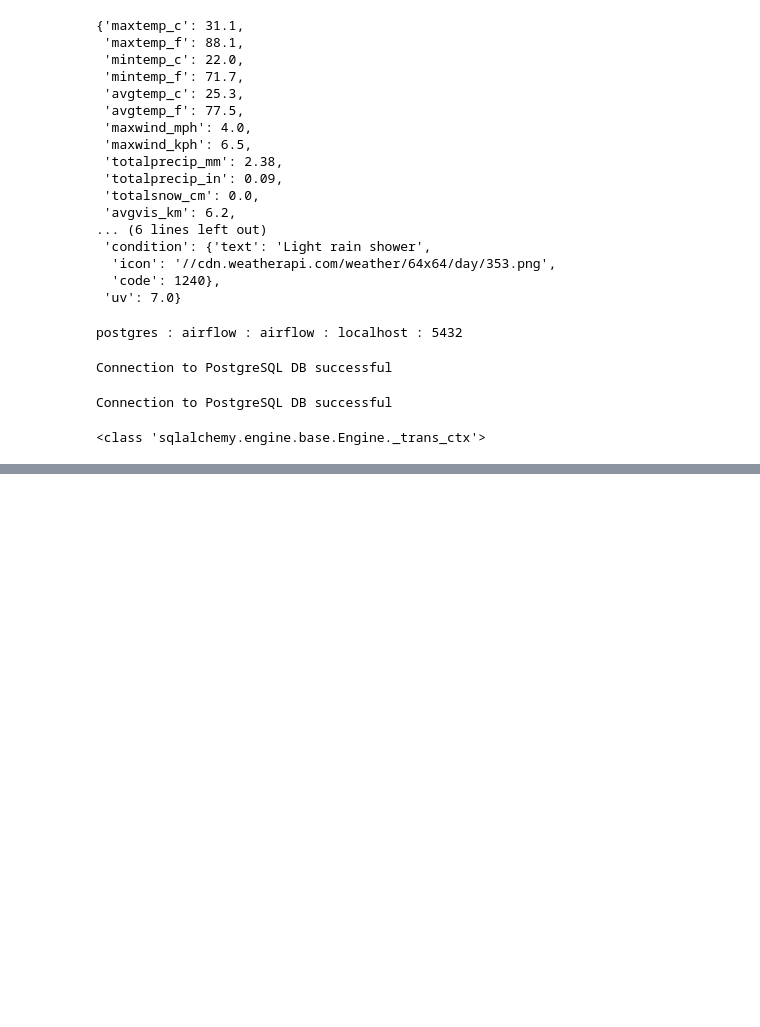
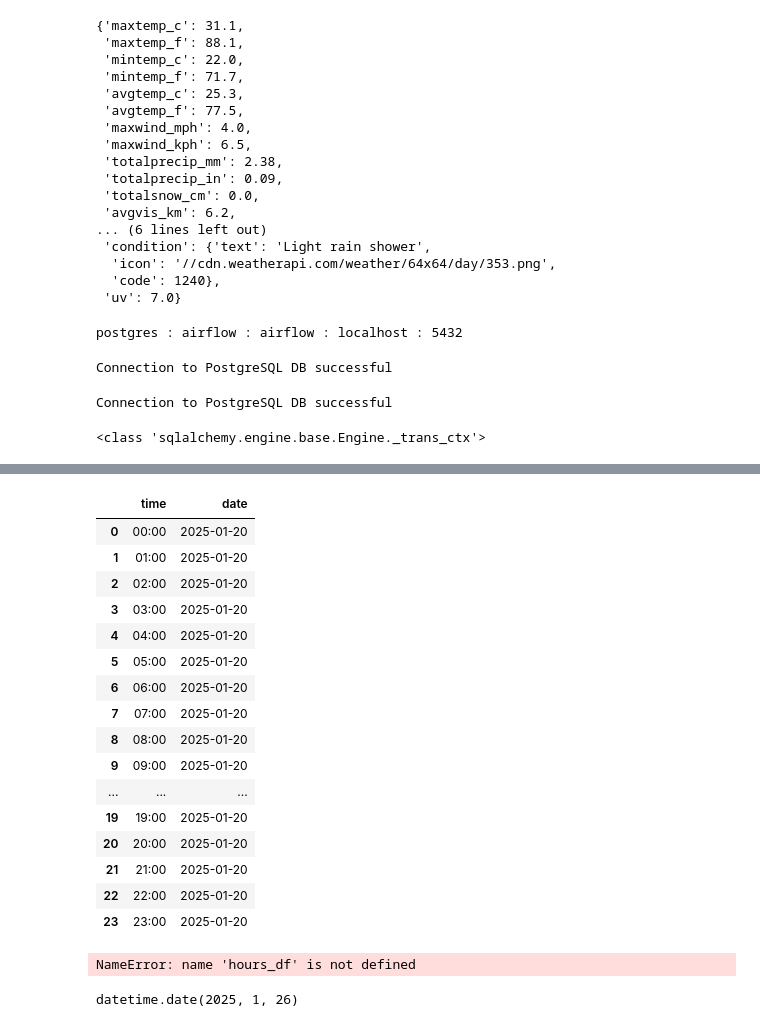
Before and after one commit to RohimiRaslam/temperature_with_weatherAPI, a Jupyter notebook: Docker/scripts/ingest.ipynb, the cells around one changed output, grey strips where cells are left out. Cells and saved outputs as stored; diff of their text form; code cells hidden in the pictures; blank space fills up the shorter version.

```diff
--- a/Docker/scripts/ingest.ipynb
+++ b/Docker/scripts/ingest.ipynb
@@ -584,0 +841,65 @@ print(type(engine.begin()))
+# %%
+def get_hourly_history():
+    load_dotenv(override=True)
+
+    api_key = os.getenv('weather_api_key')
+    db_name = os.getenv('db_name')
+    user = os.getenv('user')
+    password = os.getenv('password')
+    host = os.getenv('host')
+    port = os.getenv('port')
+    engine = create_engine(f'postgresql+psycopg2://{user}:{password}@{host}:{port}/{db_name}')
+    dates = [(datetime.now() - timedelta(day)).strftime("%Y-%m-%d") for day in range(1,9)]
+    capitals = ["johor bahru", "alor setar", "kota bharu",  "melaka", "seremban", "kuantan", "george town", "ipoh", "kangar", "kota kinabalu", "kuching", "shah alam", "kuala terengganu", "kuala lumpur"]
+    history_url = 'http://api.weatherapi.com/v1/history.json'
+
+    # for date in dates:
+    #     for capital in capitals:
+    params = {"key": api_key, "q": 'melaka', "dt": '2025-01-20'}
+    raw_data = requests.get(history_url, params=params).json()
+    history_data = pd.json_normalize(raw_data)
+    hours_df = pd.json_normalize(history_data['forecast.forecastday'][0][0]['hour'])
+
+    hours_df['location'] = history_data['location.name']
+    hours_df['region'] = history_data['location.region']
+    hours_df['country'] = history_data['location.country']
+    hours_df = hours_df.ffill(axis=0)
+    hours_df = hours_df.rename(columns={"condition.text":"condition"} , inplace=False).drop(columns=['condition.icon','condition.code'] , axis=1)
+    hours_df['time'] = pd.to_datetime(hours_df['time'])
+    hours_df['date'] = hours_df['time'].dt.date
+    hours_df['time'] = hours_df['time'].dt.strftime("%H:%M")
+
+    capital = re.sub(r'\s+', '_', capital)
+
+    with engine.connect() as conn:
+        hours_df.to_sql(f"{capital}_hourly" , if_exists='append' , index=False , con=conn)
+
+get_hourly_history()
+# %% [output]
+|  | time | date |
+| 0 | 00:00 | 2025-01-20 |
+| 1 | 01:00 | 2025-01-20 |
+| 2 | 02:00 | 2025-01-20 |
+| 3 | 03:00 | 2025-01-20 |
+| 4 | 04:00 | 2025-01-20 |
+| 5 | 05:00 | 2025-01-20 |
+| 6 | 06:00 | 2025-01-20 |
+| 7 | 07:00 | 2025-01-20 |
+| 8 | 08:00 | 2025-01-20 |
+| 9 | 09:00 | 2025-01-20 |
+| ... | ... | ... |
+| 19 | 19:00 | 2025-01-20 |
+| 20 | 20:00 | 2025-01-20 |
+| 21 | 21:00 | 2025-01-20 |
+| 22 | 22:00 | 2025-01-20 |
+| 23 | 23:00 | 2025-01-20 |
+# %%
+hours_df['time']
+# %% [output]
+NameError: name 'hours_df' is not defined
+# %%
+from datetime import datetime, timedelta
+
+datetime.today().date()
+# %% [output]
+datetime.date(2025, 1, 26)
```
Also changed, not shown: parts of 24 cells of this notebook, 4 other files.
